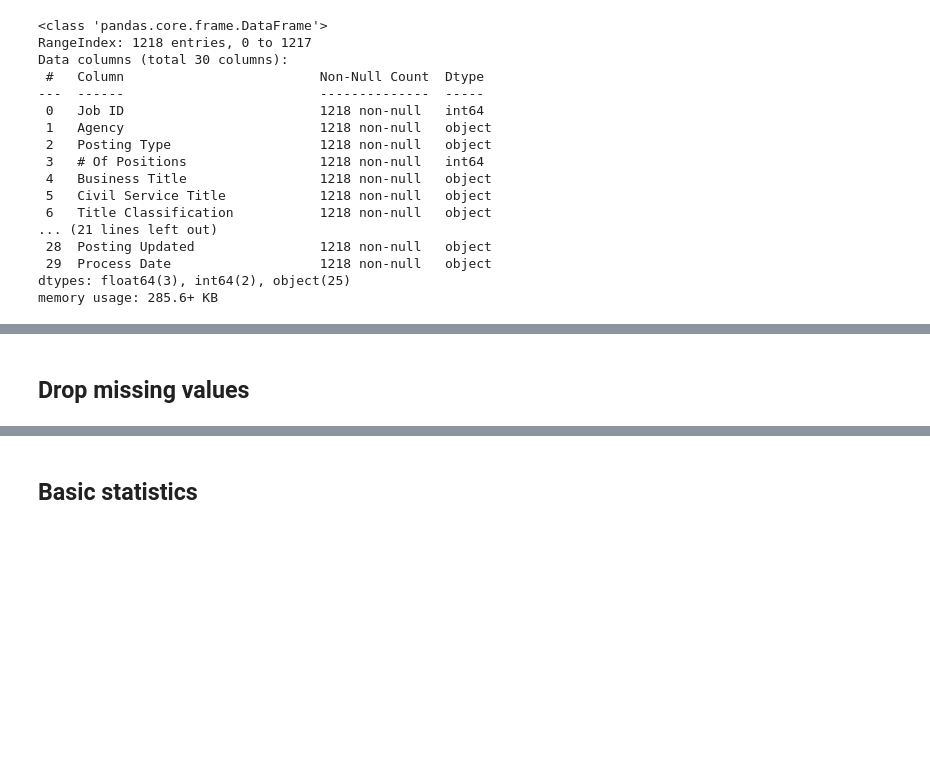
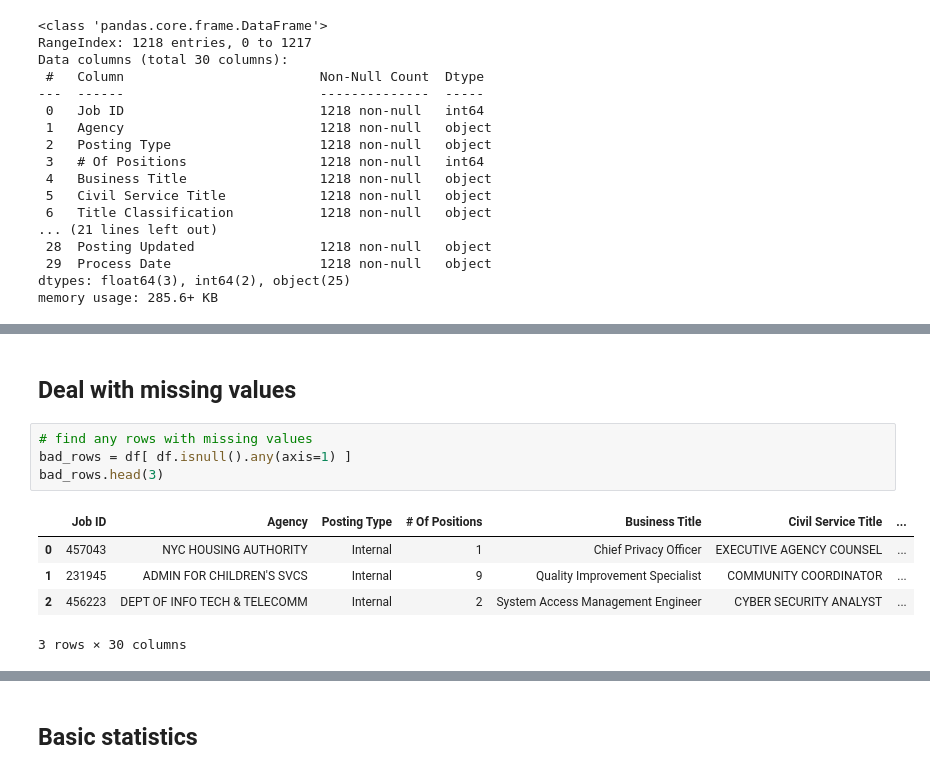
Before and after one commit to nyu-database-design/course-materials, a Jupyter notebook: docs/files/jupyter/pandas_dataframe.ipynb, the cells around one changed output, grey strips where cells are left out. Drawn from its saved outputs; the diff is of its cells as text; blank space fills up the shorter version.

```diff
--- a/docs/files/jupyter/pandas_dataframe.ipynb
+++ b/docs/files/jupyter/pandas_dataframe.ipynb
@@ -316,3 +322,13 @@ df[ (df['Posting Type'] == 'External') & (df['Salary Frequency'] == 'Annual') &
 5 rows × 30 columns
 # %% [markdown]
-## Drop missing values
+## Deal with missing values
+# %%
+# find any rows with missing values
+bad_rows = df[ df.isnull().any(axis=1) ]
+bad_rows.head(3)
+# %% [output]
+|  | Job ID | Agency | Posting Type | # Of Positions | Business Title | Civil Service Title | ... |
+| 0 | 457043 | NYC HOUSING AUTHORITY | Internal | 1 | Chief Privacy Officer | EXECUTIVE AGENCY COUNSEL | ... |
+| 1 | 231945 | ADMIN FOR CHILDREN'S SVCS | Internal | 9 | Quality Improvement Specialist | COMMUNITY COORDINATOR | ... |
+| 2 | 456223 | DEPT OF INFO TECH & TELECOMM | Internal | 2 | System Access Management Engineer | CYBER SECURITY ANALYST | ... |
+3 rows × 30 columns
```
Also changed, not shown: parts of 21 cells of this notebook, 1 other file.
